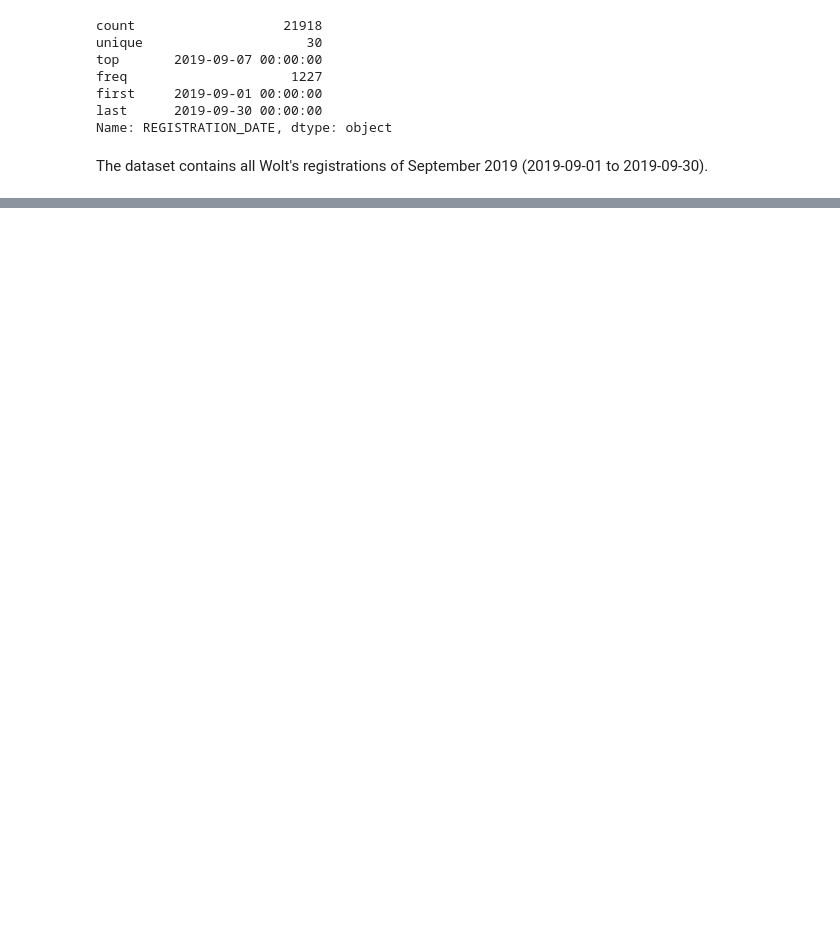
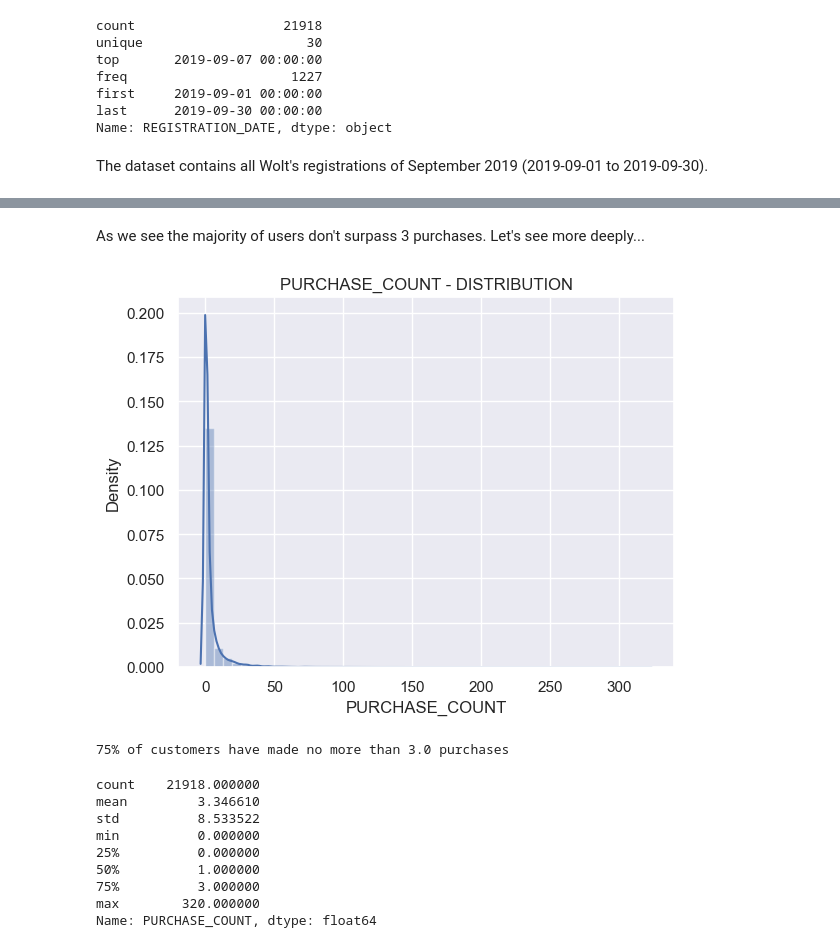
Before and after one commit to leonemma/wolt-eda, a Jupyter notebook: Wolt Project.ipynb, the cells around one changed output, grey strips where cells are left out. Saved outputs shown, nothing was run; the diff lists cells and outputs as text; code cells hidden in the pictures; blank space fills up the shorter version.

```diff
--- a/Wolt Project.ipynb
+++ b/Wolt Project.ipynb
@@ -559,0 +460,24 @@ Name: PURCHASE_COUNT, dtype: int64
+# %% [markdown]
+As we see the majority of users don't surpass 3 purchases. Let's see more deeply...
+# %%
+sns.distplot(df['PURCHASE_COUNT'])
+plt.title('PURCHASE_COUNT - DISTRIBUTION')
+plt.show()
+
+print("")
+third_quarter = df['PURCHASE_COUNT'].quantile(0.75)
+print(f'75% of customers have made no more than {third_quarter:.1f} purchases')
+
+df['PURCHASE_COUNT'].describe()
+# %% [output]
+[figure, added]
+75% of customers have made no more than 3.0 purchases
+count    21918.000000
+mean         3.346610
+std          8.533522
+min          0.000000
+25%          0.000000
+50%          1.000000
+75%          3.000000
+max        320.000000
+Name: PURCHASE_COUNT, dtype: float64
```
Also changed, not shown: parts of 80 cells of this notebook.
